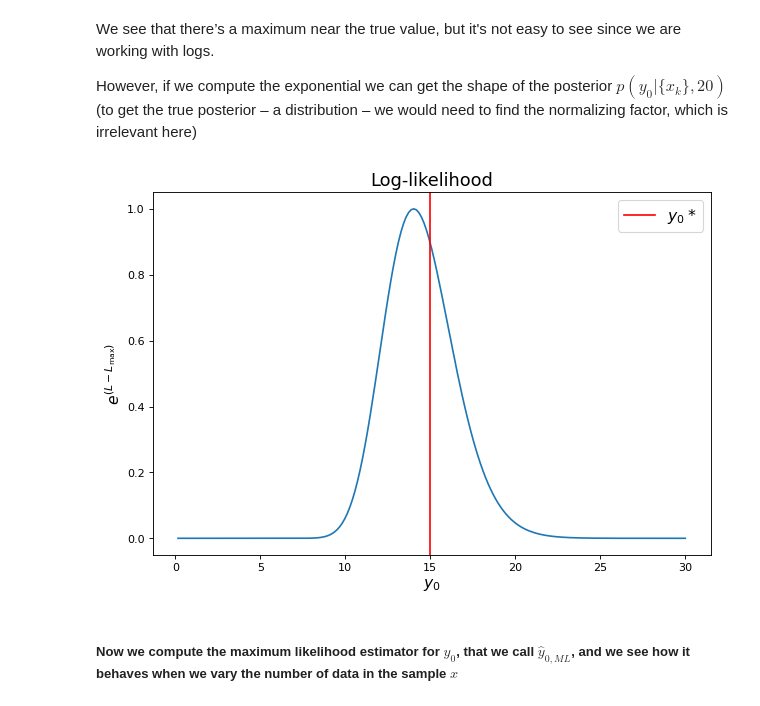
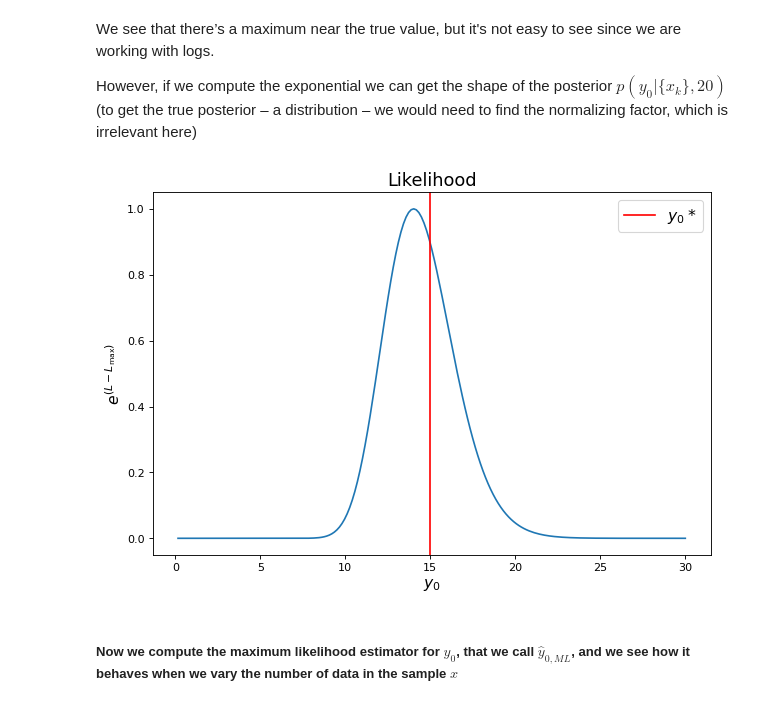
Before and after one commit to rluka/FundamentalLearningEPFL, a Jupyter notebook: TP2/FoIL_ex2_public.ipynb, the cells around one changed output. Saved outputs shown, nothing was run; the diff lists cells and outputs as text; code cells hidden in the pictures.

```diff
--- a/TP2/FoIL_ex2_public.ipynb
+++ b/TP2/FoIL_ex2_public.ipynb
@@ -72,7 +72,7 @@ log-likelihood for a set of $N$ instances $x$, given the parameters $x_0$ and $y
 # %%
 def loglh(x0,y0,x):
   logl=0
-  for i in x: logl+=np.log(y0/(y0**2+(i-x0)**2)/np.pi)
+  for xi in x: logl+=np.log(y0/(y0**2+(xi-x0)**2)/np.pi)
   return logl
 # %% [markdown]
 To generate the set of observations $\{x_k\}$, since we know they follow a Cauchy distribution, we can use a built-in function of the `scipy` package
@@ -107,14 +107,14 @@ We see that there’s a maximum near the true value, but it's not easy to see si
 However, if we compute the exponential we can get the shape of the posterior $p(y_0 | \{x_k\}, 20)$ (to get the true posterior – a distribution – we would need to find the normalizing factor, which is irrelevant here)
 # %%
 fig = plt.figure(figsize=(9,6), dpi=80)
-plt.title('Log-likelihood', fontsize=16)
+plt.title('Likelihood', fontsize=16)
 plt.xlabel('$y_0$', fontsize=14)
 plt.ylabel('$e^{(L-L_{\max})}$', fontsize=14)
 plt.plot(tab_y0,np.exp(logl_y0-max(logl_y0)))
 plt.axvline(y0_true,color="r",label='$y_0*$')
 plt.legend(fontsize=14);
 # %% [output]
-[figure, old version]
+[figure, new version]
 # %% [markdown]
 ##### Now we compute the maximum likelihood estimator for $y_0$, that we call $\widehat{y}_{0,ML}$, and we see how it behaves when we vary the number of data in the sample $x$
 # %% [markdown]
```
Also changed, not shown: parts of 5 cells of this notebook.
